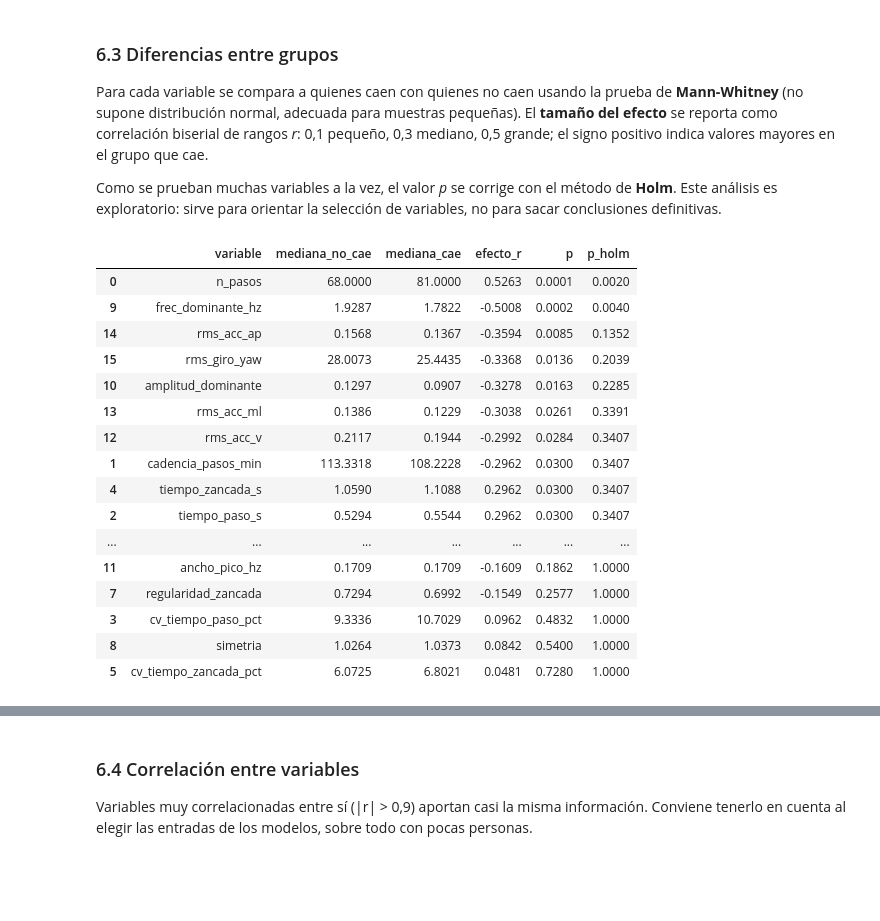
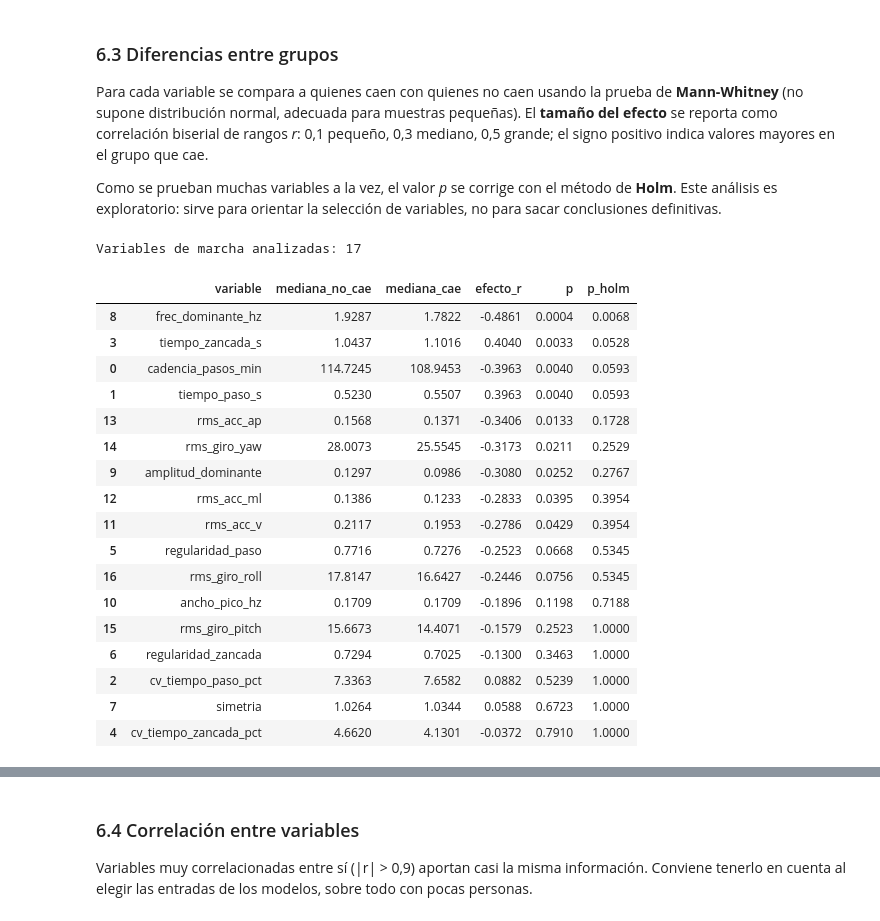
Before and after one commit to diegobustos-code/proyecto-marcha-practicaI, a Jupyter notebook: notebooks/01_EDA_LabWalks.ipynb, the cells around one changed output, grey strips where cells are left out. Cells and saved outputs as stored; diff of their text form; code cells hidden in the pictures; blank space fills up the shorter version.

```diff
--- a/notebooks/01_EDA_LabWalks.ipynb
+++ b/notebooks/01_EDA_LabWalks.ipynb
@@ -62,6 +62,7 @@ RECORTE_S = 3.0          # segundos que se quitan al inicio y al final (arranque
 CORTE_RUIDO_HZ = 20.0    # filtro pasa bajo para quitar ruido
 CORTE_PASOS_HZ = 3.0     # filtro pasa bajo para detectar pasos
 DURACION_MIN_S = 20.0    # registros más cortos (ya recortados) se excluyen
+MAX_PCT_DESCARTADOS = 20.0   # si se descarta más de este % de intervalos entre pasos, la detección no es confiable
 
 SEMILLA = 42             # se usará igual en los modelos de la etapa 2
 np.random.seed(SEMILLA)
@@ -190,6 +208,15 @@ if PLANILLA_CLINICA.exists():
     hojas = pd.read_excel(PLANILLA_CLINICA, sheet_name=None)
     partes = []
     for nombre_hoja, df in hojas.items():
+        if "legend" in nombre_hoja.lower() or "leyenda" in nombre_hoja.lower():
+            print(f"Hoja '{nombre_hoja}': es la explicación de las columnas, no tiene datos de personas (se omite)")
+            continue
+        df = df.rename(columns=lambda c: str(c).strip())
+        # La columna de género tiene otro nombre en cada hoja, pero la misma codificación (1 = mujer, 0 = hombre)
+        genero = [c for c in df.columns if c.lower().startswith("gender")]
+        if genero:
+            df = df.rename(columns={genero[0]: "genero_planilla"})
+            df["genero_planilla"] = df["genero_planilla"].map({1: "F", 0: "M"})
         print(f"Hoja '{nombre_hoja}': {df.shape[0]} filas | columnas: {list(df.columns)}")
         col = COLUMNA_ID or next((c for c in df.columns if str(c).strip().lower() in
                                   ("#", "id", "subject", "sujeto", "record", "registro")), df.columns[0])
@@ -427,3 +492,18 @@ fig.tight_layout()
 fig.savefig(FIGURAS / "deteccion_pasos.png", dpi=150)
 # %% [output]
 [figure]
+# %%
+# Revisión de un registro en particular: cambia el nombre para ver otro
+nombre = malos["registro"].iloc[0] if len(malos) else validos[0]
+r = registros[nombre]
+v = limpiar(r)["acc_v"].to_numpy()
+picos, suave = detectar_pasos(v, r.fs)
+t = np.arange(len(v)) / r.fs
+fig, eje = plt.subplots(figsize=(14, 3))
+eje.plot(t, suave, lw=0.8)
+eje.plot(t[picos], suave[picos], "kx", label="paso detectado")
+estado = "EXCLUIDO" if nombre in set(malos["registro"]) else "incluido"
+eje.set(title=f"{nombre} ({estado})", xlabel="Tiempo [s]", ylabel="g")
+eje.legend(loc="upper right", fontsize=8)
+fig.tight_layout()
+fig.savefig(FIGURAS / "registro_revisado.png", dpi=150)
@@ -553,48 +635,52 @@ Para cada variable se compara a quienes caen con quienes no caen usando la prueb
 
 Como se prueban muchas variables a la vez, el valor *p* se corrige con el método de **Holm**. Este análisis es exploratorio: sirve para orientar la selección de variables, no para sacar conclusiones definitivas.
 # %%
-VARIABLES = [c for c in tabla.columns if c not in ("registro", "duracion_util_s")]
+NO_SON_VARIABLES = ("registro", "duracion_util_s", "n_pasos", "pct_intervalos_descartados")
+VARIABLES = [c for c in tabla.columns if c not in NO_SON_VARIABLES]
+print(f"Variables de marcha analizadas: {len(VARIABLES)}")
 
 def holm(p):
     p = np.asarray(p)
     orden = np.argsort(p)
     ajustado = np.empty_like(p)
     acumulado = 0
     for k, i in enumerate(orden):
         acumulado = max(acumulado, min(1, (len(p) - k) * p[i]))
         ajustado[i] = acumulado
     return ajustado
 
 filas = []
 for v in VARIABLES:
     a = dataset.loc[dataset["grupo"] == "No cae", v].dropna()
     b = dataset.loc[dataset["grupo"] == "Cae", v].dropna()
     u, p = stats.mannwhitneyu(b, a, alternative="two-sided")
     filas.append({"variable": v, "mediana_no_cae": a.median(), "mediana_cae": b.median(),
                   "efecto_r": 2 * u / (len(a) * len(b)) - 1, "p": p})
 comparacion = pd.DataFrame(filas)
 comparacion["p_holm"] = holm(comparacion["p"])
 comparacion = comparacion.reindex(comparacion["efecto_r"].abs().sort_values(ascending=False).index)
 comparacion.to_csv(SALIDA / "labwalks_comparacion_grupos.csv", index=False)
 comparacion.round(4)
 # %% [output]
+Variables de marcha analizadas: 17
 |  | variable | mediana_no_cae | mediana_cae | efecto_r | p | p_holm |
-| 0 | n_pasos | 68.0000 | 81.0000 | 0.5263 | 0.0001 | 0.0020 |
-| 9 | frec_dominante_hz | 1.9287 | 1.7822 | -0.5008 | 0.0002 | 0.0040 |
-| 14 | rms_acc_ap | 0.1568 | 0.1367 | -0.3594 | 0.0085 | 0.1352 |
-| 15 | rms_giro_yaw | 28.0073 | 25.4435 | -0.3368 | 0.0136 | 0.2039 |
-| 10 | amplitud_dominante | 0.1297 | 0.0907 | -0.3278 | 0.0163 | 0.2285 |
-| 13 | rms_acc_ml | 0.1386 | 0.1229 | -0.3038 | 0.0261 | 0.3391 |
-| 12 | rms_acc_v | 0.2117 | 0.1944 | -0.2992 | 0.0284 | 0.3407 |
-| 1 | cadencia_pasos_min | 113.3318 | 108.2228 | -0.2962 | 0.0300 | 0.3407 |
-| 4 | tiempo_zancada_s | 1.0590 | 1.1088 | 0.2962 | 0.0300 | 0.3407 |
-| 2 | tiempo_paso_s | 0.5294 | 0.5544 | 0.2962 | 0.0300 | 0.3407 |
-| ... | ... | ... | ... | ... | ... | ... |
-| 11 | ancho_pico_hz | 0.1709 | 0.1709 | -0.1609 | 0.1862 | 1.0000 |
-| 7 | regularidad_zancada | 0.7294 | 0.6992 | -0.1549 | 0.2577 | 1.0000 |
-| 3 | cv_tiempo_paso_pct | 9.3336 | 10.7029 | 0.0962 | 0.4832 | 1.0000 |
-| 8 | simetria | 1.0264 | 1.0373 | 0.0842 | 0.5400 | 1.0000 |
-| 5 | cv_tiempo_zancada_pct | 6.0725 | 6.8021 | 0.0481 | 0.7280 | 1.0000 |
+| 8 | frec_dominante_hz | 1.9287 | 1.7822 | -0.4861 | 0.0004 | 0.0068 |
+| 3 | tiempo_zancada_s | 1.0437 | 1.1016 | 0.4040 | 0.0033 | 0.0528 |
+| 0 | cadencia_pasos_min | 114.7245 | 108.9453 | -0.3963 | 0.0040 | 0.0593 |
+| 1 | tiempo_paso_s | 0.5230 | 0.5507 | 0.3963 | 0.0040 | 0.0593 |
+| 13 | rms_acc_ap | 0.1568 | 0.1371 | -0.3406 | 0.0133 | 0.1728 |
+| 14 | rms_giro_yaw | 28.0073 | 25.5545 | -0.3173 | 0.0211 | 0.2529 |
+| 9 | amplitud_dominante | 0.1297 | 0.0986 | -0.3080 | 0.0252 | 0.2767 |
+| 12 | rms_acc_ml | 0.1386 | 0.1233 | -0.2833 | 0.0395 | 0.3954 |
+| 11 | rms_acc_v | 0.2117 | 0.1953 | -0.2786 | 0.0429 | 0.3954 |
+| 5 | regularidad_paso | 0.7716 | 0.7276 | -0.2523 | 0.0668 | 0.5345 |
+| 16 | rms_giro_roll | 17.8147 | 16.6427 | -0.2446 | 0.0756 | 0.5345 |
+| 10 | ancho_pico_hz | 0.1709 | 0.1709 | -0.1896 | 0.1198 | 0.7188 |
+| 15 | rms_giro_pitch | 15.6673 | 14.4071 | -0.1579 | 0.2523 | 1.0000 |
+| 6 | regularidad_zancada | 0.7294 | 0.7025 | -0.1300 | 0.3463 | 1.0000 |
+| 2 | cv_tiempo_paso_pct | 7.3363 | 7.6582 | 0.0882 | 0.5239 | 1.0000 |
+| 7 | simetria | 1.0264 | 1.0344 | 0.0588 | 0.6723 | 1.0000 |
+| 4 | cv_tiempo_zancada_pct | 4.6620 | 4.1301 | -0.0372 | 0.7910 | 1.0000 |
 # %%
 principales = comparacion["variable"].head(8).tolist()
 fig, ejes = plt.subplots(2, 4, figsize=(14, 6.5))
```
Also changed, not shown: parts of 19 cells of this notebook.
